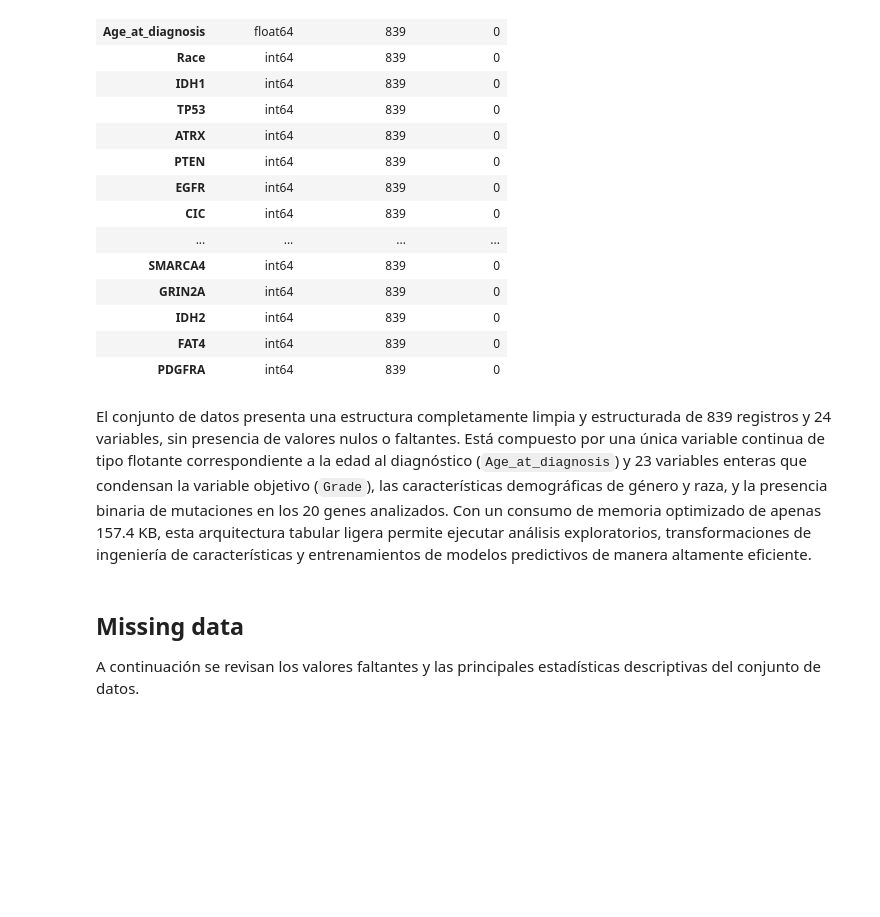
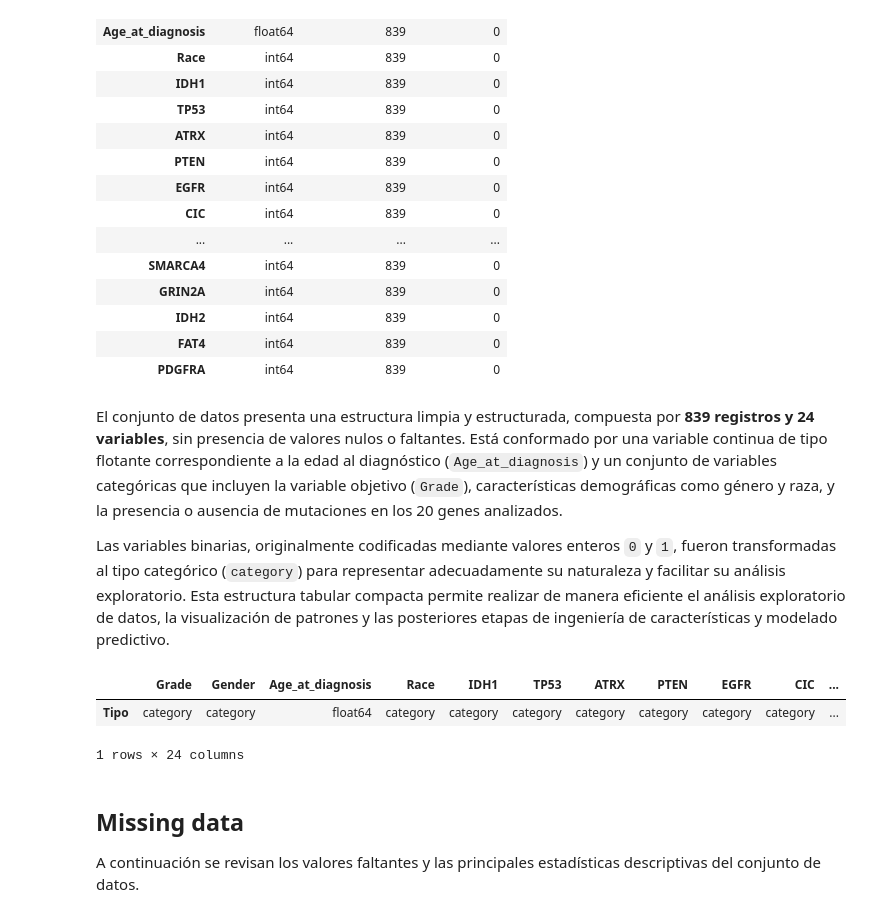
Before and after one commit to Alej0126/Jbook_dataviz, a Jupyter notebook: docs/_build/html/_sources/notebooks.ipynb, the cells around one changed output. Saved outputs shown, nothing was run; the diff lists cells and outputs as text; code cells hidden in the pictures; blank space fills up the shorter version.

```diff
--- a/docs/_build/html/_sources/notebooks.ipynb
+++ b/docs/_build/html/_sources/notebooks.ipynb
@@ -145,7 +145,22 @@ info_df
 | FAT4 | int64 | 839 | 0 |
 | PDGFRA | int64 | 839 | 0 |
 # %% [markdown]
-El conjunto de datos presenta una estructura completamente limpia y estructurada de 839 registros y 24 variables, sin presencia de valores nulos o faltantes. Está compuesto por una única variable continua de tipo flotante correspondiente a la edad al diagnóstico (`Age_at_diagnosis`) y 23 variables enteras que condensan la variable objetivo (`Grade`), las características demográficas de género y raza, y la presencia binaria de mutaciones en los 20 genes analizados. Con un consumo de memoria optimizado de apenas 157.4 KB, esta arquitectura tabular ligera permite ejecutar análisis exploratorios, transformaciones de ingeniería de características y entrenamientos de modelos predictivos de manera altamente eficiente.
+El conjunto de datos presenta una estructura limpia y estructurada, compuesta por **839 registros y 24 variables**, sin presencia de valores nulos o faltantes. Está conformado por una variable continua de tipo flotante correspondiente a la edad al diagnóstico (`Age_at_diagnosis`) y un conjunto de variables categóricas que incluyen la variable objetivo (`Grade`), características demográficas como género y raza, y la presencia o ausencia de mutaciones en los 20 genes analizados.
+
+Las variables binarias, originalmente codificadas mediante valores enteros `0` y `1`, fueron transformadas al tipo categórico (`category`) para representar adecuadamente su naturaleza y facilitar su análisis exploratorio. Esta estructura tabular compacta permite realizar de manera eficiente el análisis exploratorio de datos, la visualización de patrones y las posteriores etapas de ingeniería de características y modelado predictivo.
+# %%
+# Conversión de columnas categóricas a tipo "category"
+
+columnas_categoricas = df_mutations.columns.difference(["Age_at_diagnosis"])
+df_mutations[columnas_categoricas] = df_mutations[columnas_categoricas].astype("category")
+
+pd.DataFrame({
+    "Tipo": df_mutations.dtypes.astype(str)
+}).T
+# %% [output]
+|  | Grade | Gender | Age_at_diagnosis | Race | IDH1 | TP53 | ATRX | PTEN | EGFR | CIC | ... |
+| Tipo | category | category | float64 | category | category | category | category | category | category | category | ... |
+1 rows × 24 columns
 # %% [markdown]
 ## Missing data
 
```
Also changed, not shown: parts of 6 cells of this notebook, 10 other files.
